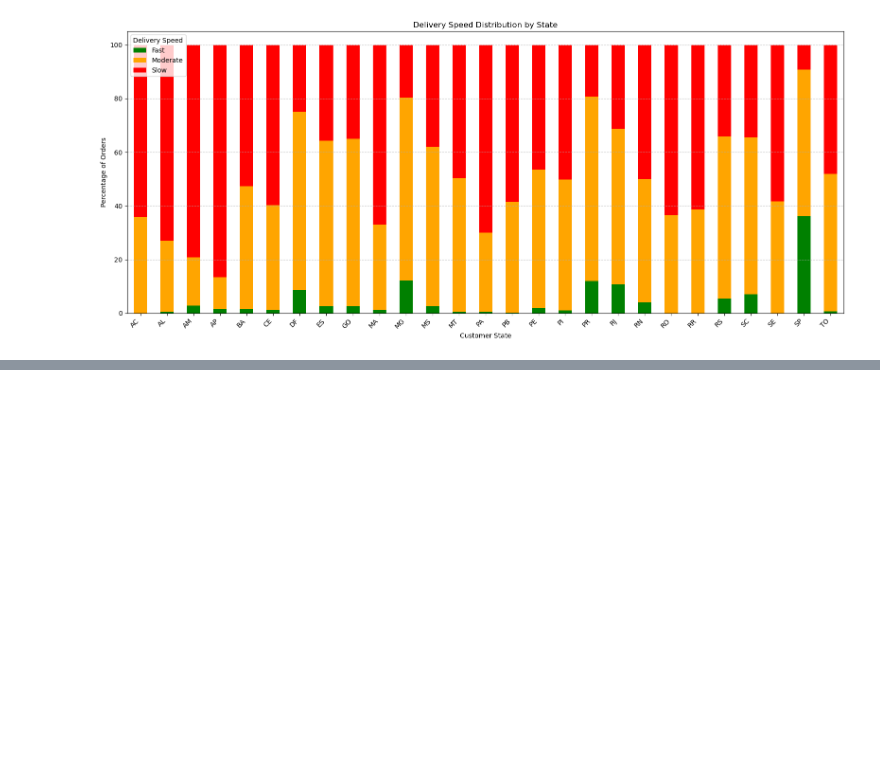
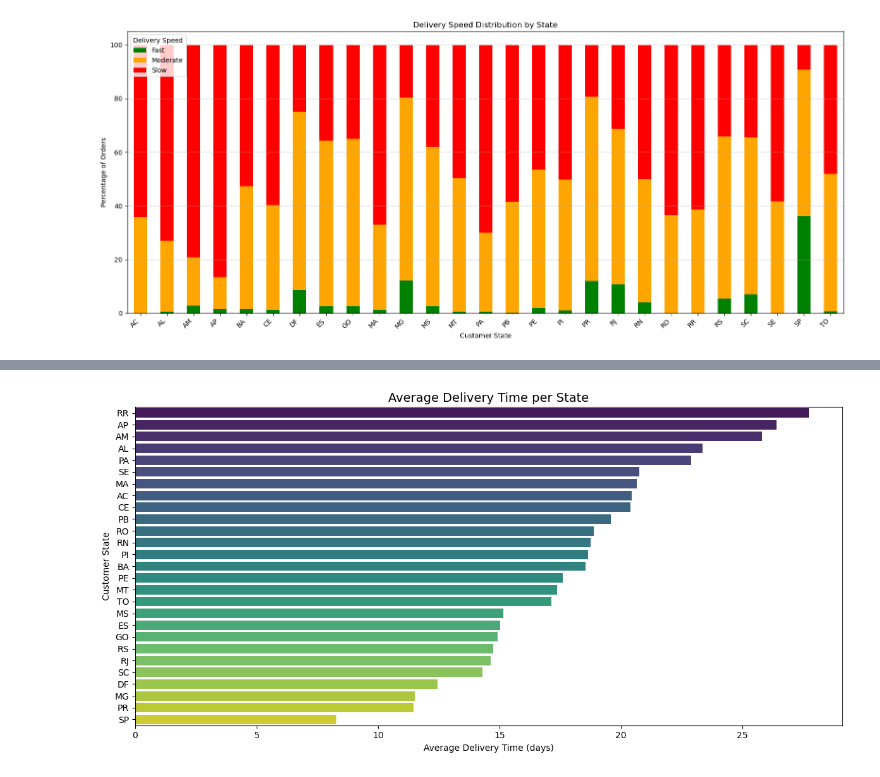
Before and after one commit to BioSam-Data/MarketMetrics, a Jupyter notebook: MarketMetrics.ipynb, the cells around one changed output, grey strips where cells are left out. Cells and saved outputs as stored; diff of their text form; code cells hidden in the pictures; blank space fills up the shorter version.

```diff
--- a/MarketMetrics.ipynb
+++ b/MarketMetrics.ipynb
@@ -1401,0 +1435,14 @@ plt.show()
+# %%
+# Grouping by customer_state and calculate average delivery_time
+avg_delivery_time_state = final_df_cleaned.groupby('customer_state')['delivery_time'].mean().sort_values(ascending=False)
+
+# Plotting
+plt.figure(figsize=(12, 6))
+sns.barplot(x=avg_delivery_time_state.values, y=avg_delivery_time_state.index, palette='viridis')
+plt.title('Average Delivery Time per State', fontsize=14)
+plt.xlabel('Average Delivery Time (days)')
+plt.ylabel('Customer State')
+plt.tight_layout()
+plt.show()
+# %% [output]
+[figure, added]
```
Also changed, not shown: parts of 19 cells of this notebook, 55 other files.
